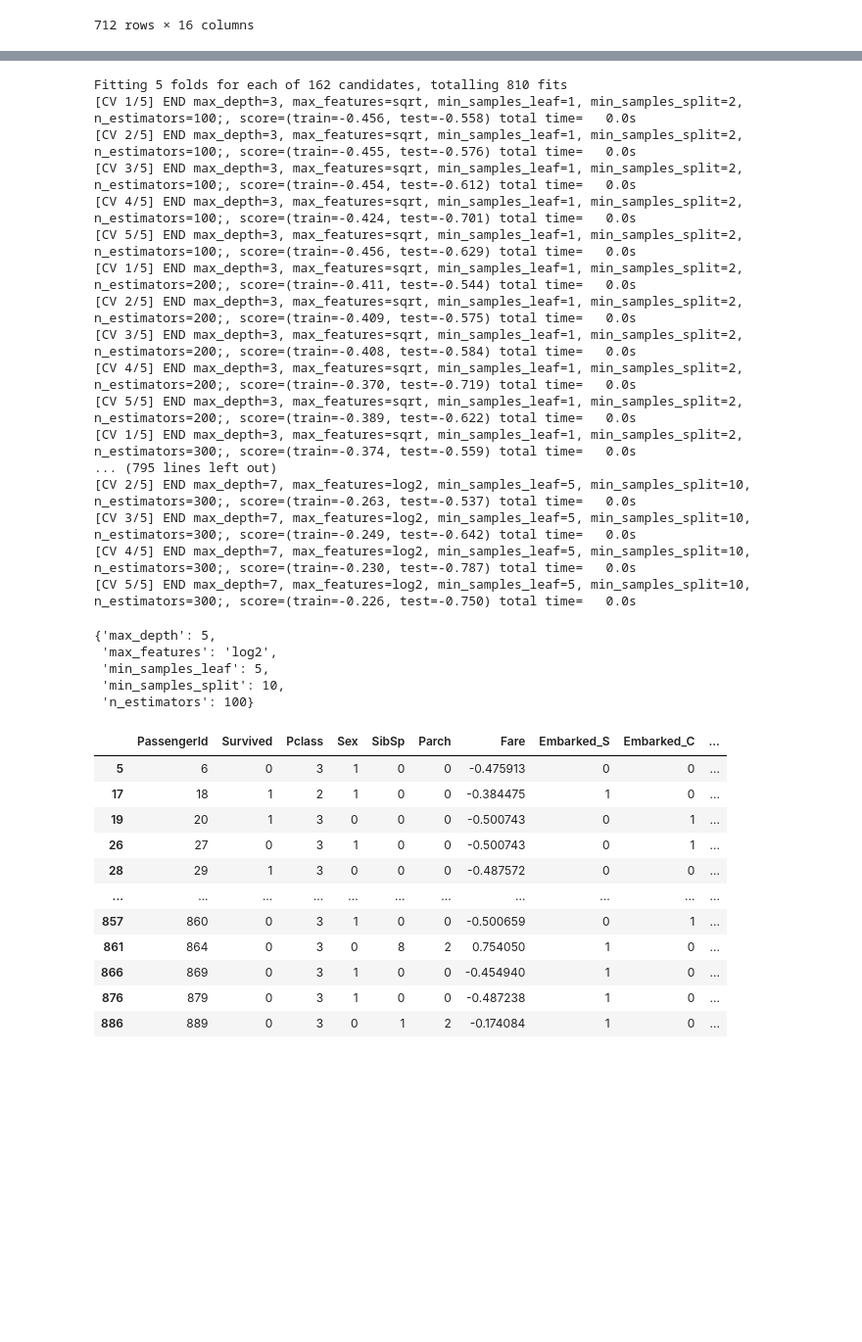
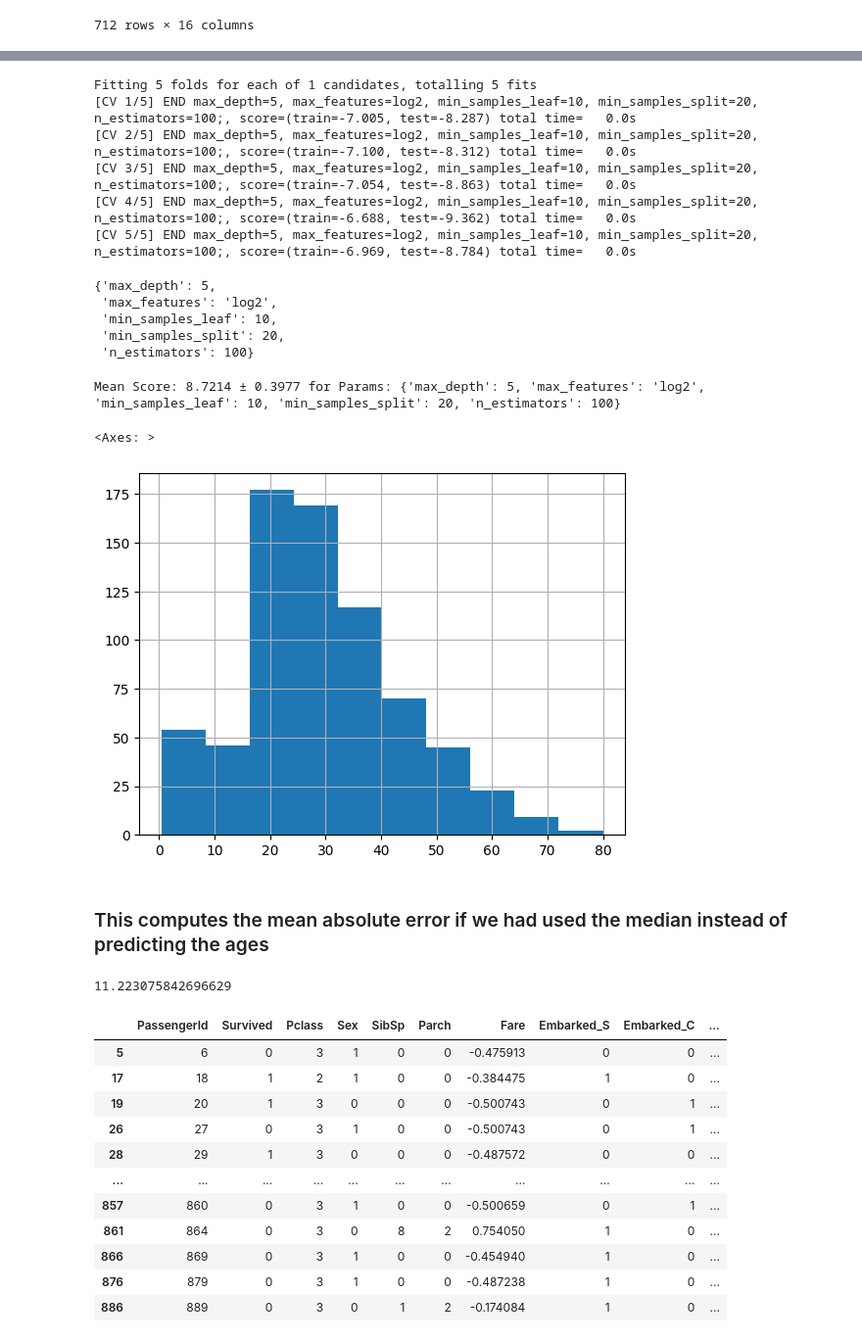
Before and after one commit to ahmeddsakrr/CSE381-Project, a Jupyter notebook: titanic_classifier.ipynb, the cells around one changed output, grey strips where cells are left out. Shown: that part at 98% size. Saved outputs shown, nothing was run; the diff lists cells and outputs as text; code cells hidden in the pictures; blank space fills up the shorter version.

```diff
--- a/titanic_classifier.ipynb
+++ b/titanic_classifier.ipynb
@@ -479,44 +480,66 @@ X_test = ages_test.drop(columns=["PassengerId"])
 
 estimator = GradientBoostingRegressor()
 
+# grid = {
+#     "max_depth": [3, 5, 7],
+#     "min_samples_split": [2, 5, 10],
+#     "min_samples_leaf": [1, 2, 5],
+#     "max_features": ["sqrt", "log2"],
+#     "n_estimators": [100, 200, 300],
+# }
+
 grid = {
-    "max_depth": [3, 5, 7],
-    "min_samples_split": [2, 5, 10],
-    "min_samples_leaf": [1, 2, 5],
-    "max_features": ["sqrt", "log2"],
-    "n_estimators": [100, 200, 300],
+    "max_depth": [5],
+    "min_samples_split": [20],
+    "min_samples_leaf": [10],
+    "max_features": ["log2"],
+    "n_estimators": [100],
 }
 
 from sklearn.model_selection import GridSearchCV
+from sklearn.metrics import confusion_matrix
 
-grid_search = GridSearchCV(estimator, grid, cv=5, scoring="neg_mean_squared_error", return_train_score=True, verbose=4)
+
+grid_search = GridSearchCV(estimator, grid, cv=5, scoring="neg_mean_absolute_error", return_train_score=True, verbose=4)
 
 grid_search.fit(X_train, y_train)
 
 grid_search.best_params_
 # %% [output]
-Fitting 5 folds for each of 162 candidates, totalling 810 fits
-[CV 1/5] END max_depth=3, max_features=sqrt, min_samples_leaf=1, min_samples_split=2, n_estimators=100;, score=(train=-0.456, test=-0.558) total time=   0.0s
-[CV 2/5] END max_depth=3, max_features=sqrt, min_samples_leaf=1, min_samples_split=2, n_estimators=100;, score=(train=-0.455, test=-0.576) total time=   0.0s
-[CV 3/5] END max_depth=3, max_features=sqrt, min_samples_leaf=1, min_samples_split=2, n_estimators=100;, score=(train=-0.454, test=-0.612) total time=   0.0s
-[CV 4/5] END max_depth=3, max_features=sqrt, min_samples_leaf=1, min_samples_split=2, n_estimators=100;, score=(train=-0.424, test=-0.701) total time=   0.0s
-[CV 5/5] END max_depth=3, max_features=sqrt, min_samples_leaf=1, min_samples_split=2, n_estimators=100;, score=(train=-0.456, test=-0.629) total time=   0.0s
-[CV 1/5] END max_depth=3, max_features=sqrt, min_samples_leaf=1, min_samples_split=2, n_estimators=200;, score=(train=-0.411, test=-0.544) total time=   0.0s
-[CV 2/5] END max_depth=3, max_features=sqrt, min_samples_leaf=1, min_samples_split=2, n_estimators=200;, score=(train=-0.409, test=-0.575) total time=   0.0s
-[CV 3/5] END max_depth=3, max_features=sqrt, min_samples_leaf=1, min_samples_split=2, n_estimators=200;, score=(train=-0.408, test=-0.584) total time=   0.0s
-[CV 4/5] END max_depth=3, max_features=sqrt, min_samples_leaf=1, min_samples_split=2, n_estimators=200;, score=(train=-0.370, test=-0.719) total time=   0.0s
-[CV 5/5] END max_depth=3, max_features=sqrt, min_samples_leaf=1, min_samples_split=2, n_estimators=200;, score=(train=-0.389, test=-0.622) total time=   0.0s
-[CV 1/5] END max_depth=3, max_features=sqrt, min_samples_leaf=1, min_samples_split=2, n_estimators=300;, score=(train=-0.374, test=-0.559) total time=   0.0s
-... (795 lines left out)
-[CV 2/5] END max_depth=7, max_features=log2, min_samples_leaf=5, min_samples_split=10, n_estimators=300;, score=(train=-0.263, test=-0.537) total time=   0.0s
-[CV 3/5] END max_depth=7, max_features=log2, min_samples_leaf=5, min_samples_split=10, n_estimators=300;, score=(train=-0.249, test=-0.642) total time=   0.0s
-[CV 4/5] END max_depth=7, max_features=log2, min_samples_leaf=5, min_samples_split=10, n_estimators=300;, score=(train=-0.230, test=-0.787) total time=   0.0s
-[CV 5/5] END max_depth=7, max_features=log2, min_samples_leaf=5, min_samples_split=10, n_estimators=300;, score=(train=-0.226, test=-0.750) total time=   0.0s
+Fitting 5 folds for each of 1 candidates, totalling 5 fits
+[CV 1/5] END max_depth=5, max_features=log2, min_samples_leaf=10, min_samples_split=20, n_estimators=100;, score=(train=-7.005, test=-8.287) total time=   0.0s
+[CV 2/5] END max_depth=5, max_features=log2, min_samples_leaf=10, min_samples_split=20, n_estimators=100;, score=(train=-7.100, test=-8.312) total time=   0.0s
+[CV 3/5] END max_depth=5, max_features=log2, min_samples_leaf=10, min_samples_split=20, n_estimators=100;, score=(train=-7.054, test=-8.863) total time=   0.0s
+[CV 4/5] END max_depth=5, max_features=log2, min_samples_leaf=10, min_samples_split=20, n_estimators=100;, score=(train=-6.688, test=-9.362) total time=   0.0s
+[CV 5/5] END max_depth=5, max_features=log2, min_samples_leaf=10, min_samples_split=20, n_estimators=100;, score=(train=-6.969, test=-8.784) total time=   0.0s
 {'max_depth': 5,
  'max_features': 'log2',
- 'min_samples_leaf': 5,
- 'min_samples_split': 10,
+ 'min_samples_leaf': 10,
+ 'min_samples_split': 20,
  'n_estimators': 100}
+# %%
+mean_test_scores = grid_search.cv_results_['mean_test_score']
+std_test_scores = grid_search.cv_results_['std_test_score']
+
+for mean_score, std_score, params in zip(mean_test_scores, std_test_scores, grid_search.cv_results_['params']):
+    print(f"Mean Score: {-mean_score:.4f} ± {std_score:.4f} for Params: {params}")
+# %% [output]
+Mean Score: 8.7214 ± 0.3977 for Params: {'max_depth': 5, 'max_features': 'log2', 'min_samples_leaf': 10, 'min_samples_split': 20, 'n_estimators': 100}
+# %%
+titanic["Age"].hist()
+# %% [output]
+<Axes: >
+[figure, added]
+# %% [markdown]
+### This computes the mean absolute error if we had used the median instead of predicting the ages
+# %%
+age_play = titanic.copy()
+
+age_play["Age_new"] = 28
+
+age_play[["Age", "Age_new"]].apply(lambda r: abs(r["Age"] - r["Age_new"]), axis=1).mean()
+# %% [output]
+11.223075842696629
 # %%
 best_estimator = grid_search.best_estimator_
 
```
Also changed, not shown: parts of 25 cells of this notebook, 5 other files.
